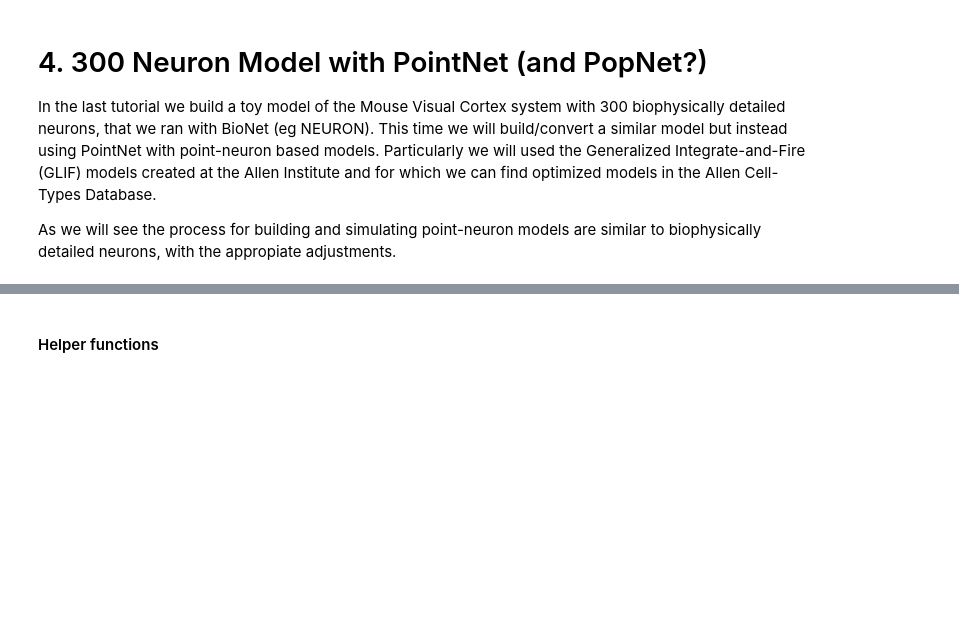
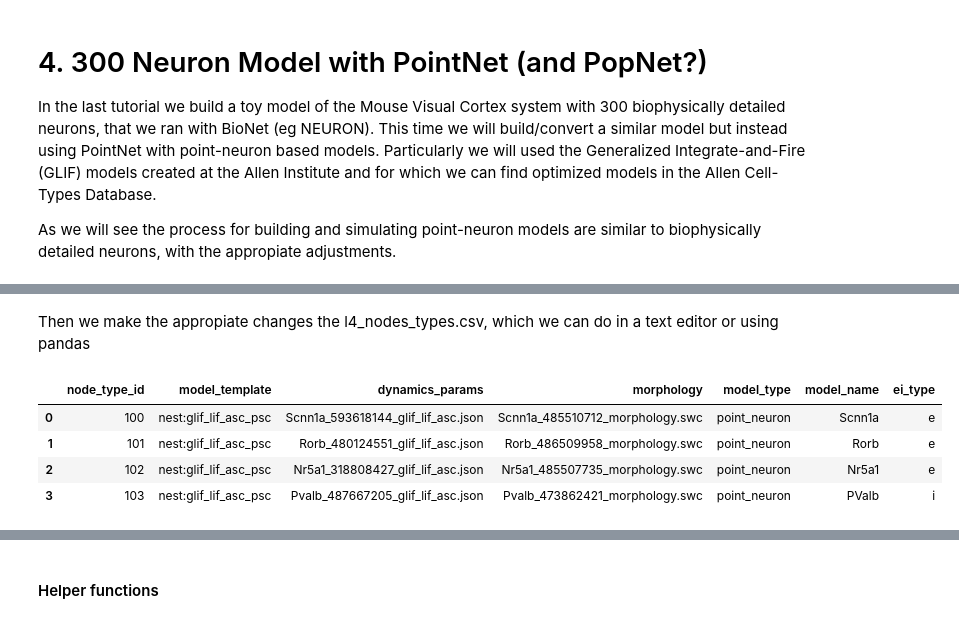
Before and after one commit to AllenInstitute/bmtk_workshop_2022, a Jupyter notebook: Ch4_pointnet/4. Multipopulation GLIF model.ipynb, the cells around one changed output, grey strips where cells are left out. Drawn from its saved outputs; the diff is of its cells as text; code cells hidden in the pictures; blank space fills up the shorter version.

```diff
--- a/Ch4_pointnet/4. Multipopulation GLIF model.ipynb
+++ b/Ch4_pointnet/4. Multipopulation GLIF model.ipynb
@@ -29,0 +93,31 @@ There are two ways we can build a 300 point-neuron version of the L4 model we cr
+# %% [markdown]
+Then we make the appropiate changes the l4_nodes_types.csv, which we can do in a text editor or using pandas
+# %%
+import pandas as pd
+
+node_types_df = pd.read_csv('network_copied/l4_node_types.csv', sep=' ')
+
+# remove unnessecarry columns
+node_types_df = node_types_df.drop(columns=['model_processing', 'rotation_angle_zaxis'])
+
+# change model properties directive
+node_types_df['model_type'] = 'point_neuron'
+node_types_df['model_template'] = 'nest:glif_lif_asc_psc'
+node_types_df = node_types_df.replace({
+    'Scnn1a_485510712_params.json': 'Scnn1a_593618144_glif_lif_asc.json',
+    'Rorb_486509958_params.json': 'Rorb_480124551_glif_lif_asc.json',
+    'Nr5a1_485507735_params.json': 'Nr5a1_318808427_glif_lif_asc.json',
+    'Pvalb_473862421_params.json': 'Pvalb_487667205_glif_lif_asc.json'
+})
+
+# save
+node_types_df.to_csv('network_copied/l4_node_types.csv', sep=' ', index=False)
+
+
+node_types_df
+# %% [output]
+|  | node_type_id | model_template | dynamics_params | morphology | model_type | model_name | ei_type |
+| 0 | 100 | nest:glif_lif_asc_psc | Scnn1a_593618144_glif_lif_asc.json | Scnn1a_485510712_morphology.swc | point_neuron | Scnn1a | e |
+| 1 | 101 | nest:glif_lif_asc_psc | Rorb_480124551_glif_lif_asc.json | Rorb_486509958_morphology.swc | point_neuron | Rorb | e |
+| 2 | 102 | nest:glif_lif_asc_psc | Nr5a1_318808427_glif_lif_asc.json | Nr5a1_485507735_morphology.swc | point_neuron | Nr5a1 | e |
+| 3 | 103 | nest:glif_lif_asc_psc | Pvalb_487667205_glif_lif_asc.json | Pvalb_473862421_morphology.swc | point_neuron | PValb | i |
```
Also changed, not shown: parts of 24 cells of this notebook, 23 other files.
